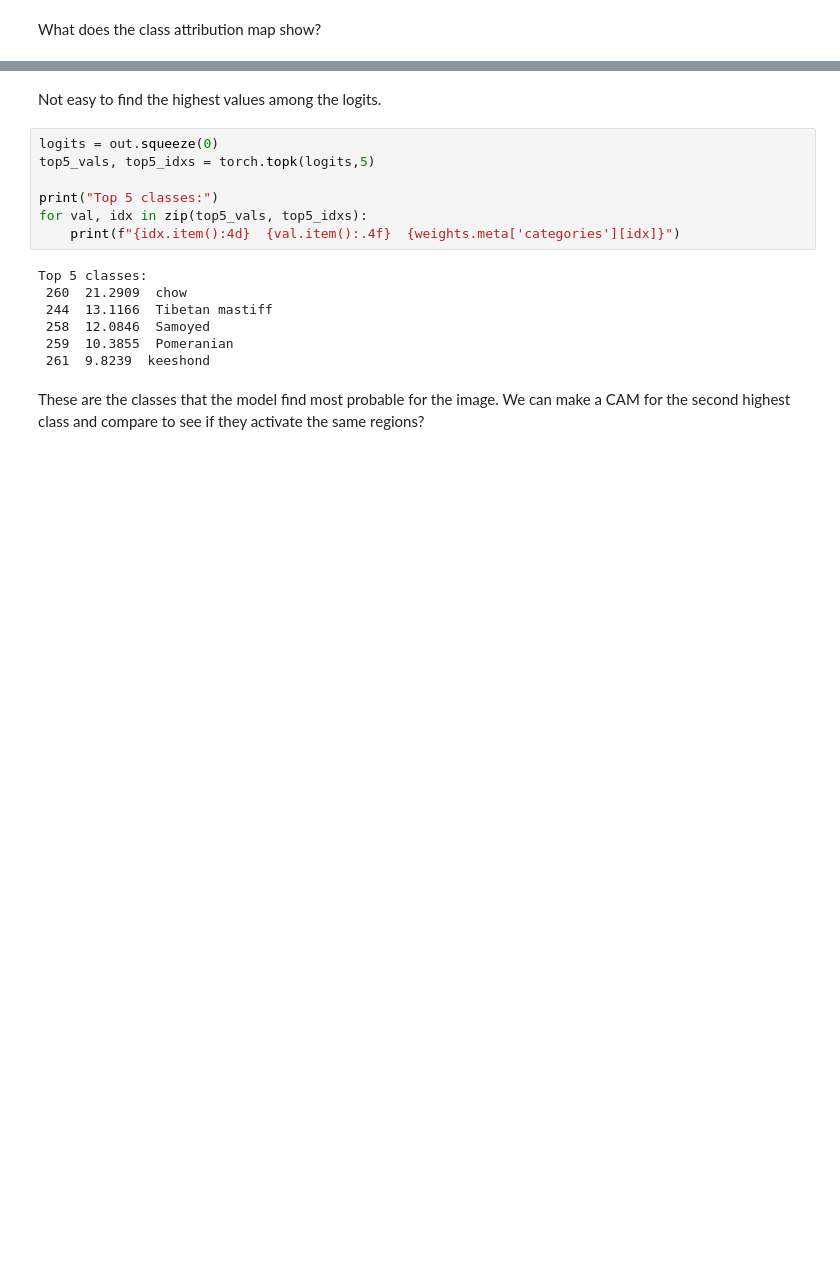
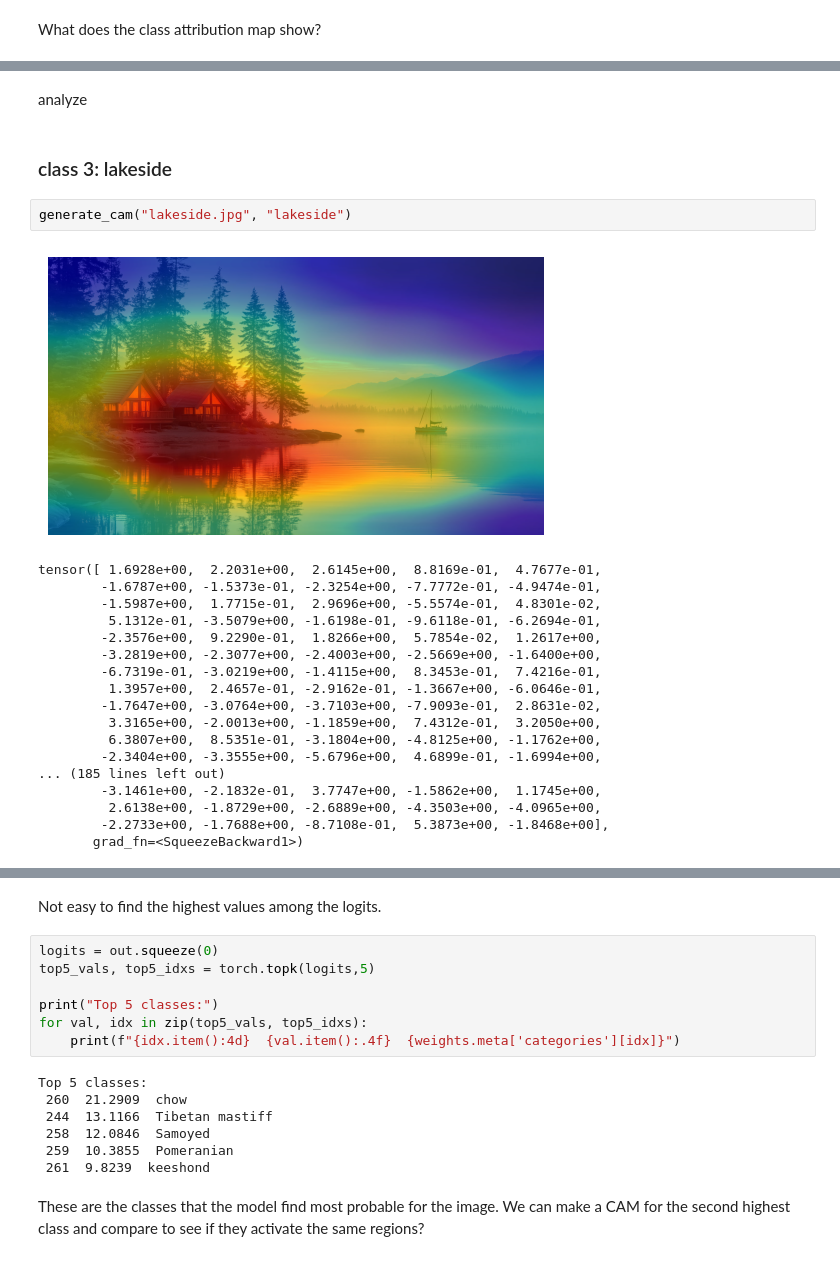
Before and after one commit to JuliaMoa/ML-Assignment2, a Jupyter notebook: report.ipynb, the cells around one changed output, grey strips where cells are left out. Cells and saved outputs as stored; diff of their text form; blank space fills up the shorter version.

```diff
--- a/report.ipynb
+++ b/report.ipynb
@@ -130,0 +188,25 @@ Let's check out the logits for the positive example of the first class
+# %% [markdown]
+analyze
+# %% [markdown]
+### class 3: lakeside
+# %%
+generate_cam("lakeside.jpg", "lakeside")
+# %% [output]
+[figure, added]
+tensor([ 1.6928e+00,  2.2031e+00,  2.6145e+00,  8.8169e-01,  4.7677e-01,
+        -1.6787e+00, -1.5373e-01, -2.3254e+00, -7.7772e-01, -4.9474e-01,
+        -1.5987e+00,  1.7715e-01,  2.9696e+00, -5.5574e-01,  4.8301e-02,
+         5.1312e-01, -3.5079e+00, -1.6198e-01, -9.6118e-01, -6.2694e-01,
+        -2.3576e+00,  9.2290e-01,  1.8266e+00,  5.7854e-02,  1.2617e+00,
+        -3.2819e+00, -2.3077e+00, -2.4003e+00, -2.5669e+00, -1.6400e+00,
+        -6.7319e-01, -3.0219e+00, -1.4115e+00,  8.3453e-01,  7.4216e-01,
+         1.3957e+00,  2.4657e-01, -2.9162e-01, -1.3667e+00, -6.0646e-01,
+        -1.7647e+00, -3.0764e+00, -3.7103e+00, -7.9093e-01,  2.8631e-02,
+         3.3165e+00, -2.0013e+00, -1.1859e+00,  7.4312e-01,  3.2050e+00,
+         6.3807e+00,  8.5351e-01, -3.1804e+00, -4.8125e+00, -1.1762e+00,
+        -2.3404e+00, -3.3555e+00, -5.6796e+00,  4.6899e-01, -1.6994e+00,
+... (185 lines left out)
+        -3.1461e+00, -2.1832e-01,  3.7747e+00, -1.5862e+00,  1.1745e+00,
+         2.6138e+00, -1.8729e+00, -2.6889e+00, -4.3503e+00, -4.0965e+00,
+        -2.2733e+00, -1.7688e+00, -8.7108e-01,  5.3873e+00, -1.8468e+00],
+       grad_fn=<SqueezeBackward1>)
```
Also changed, not shown: parts of 20 cells of this notebook.
